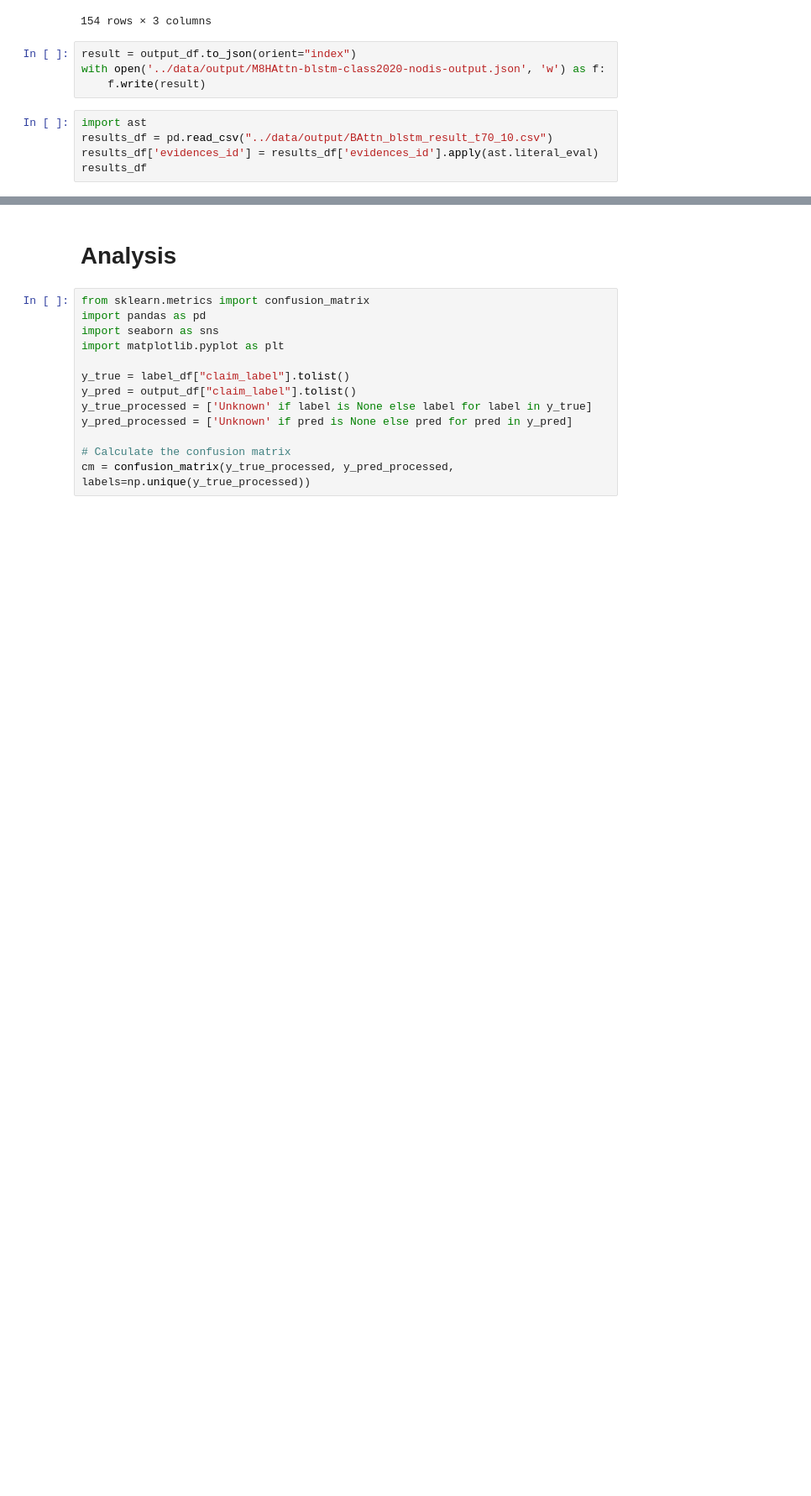
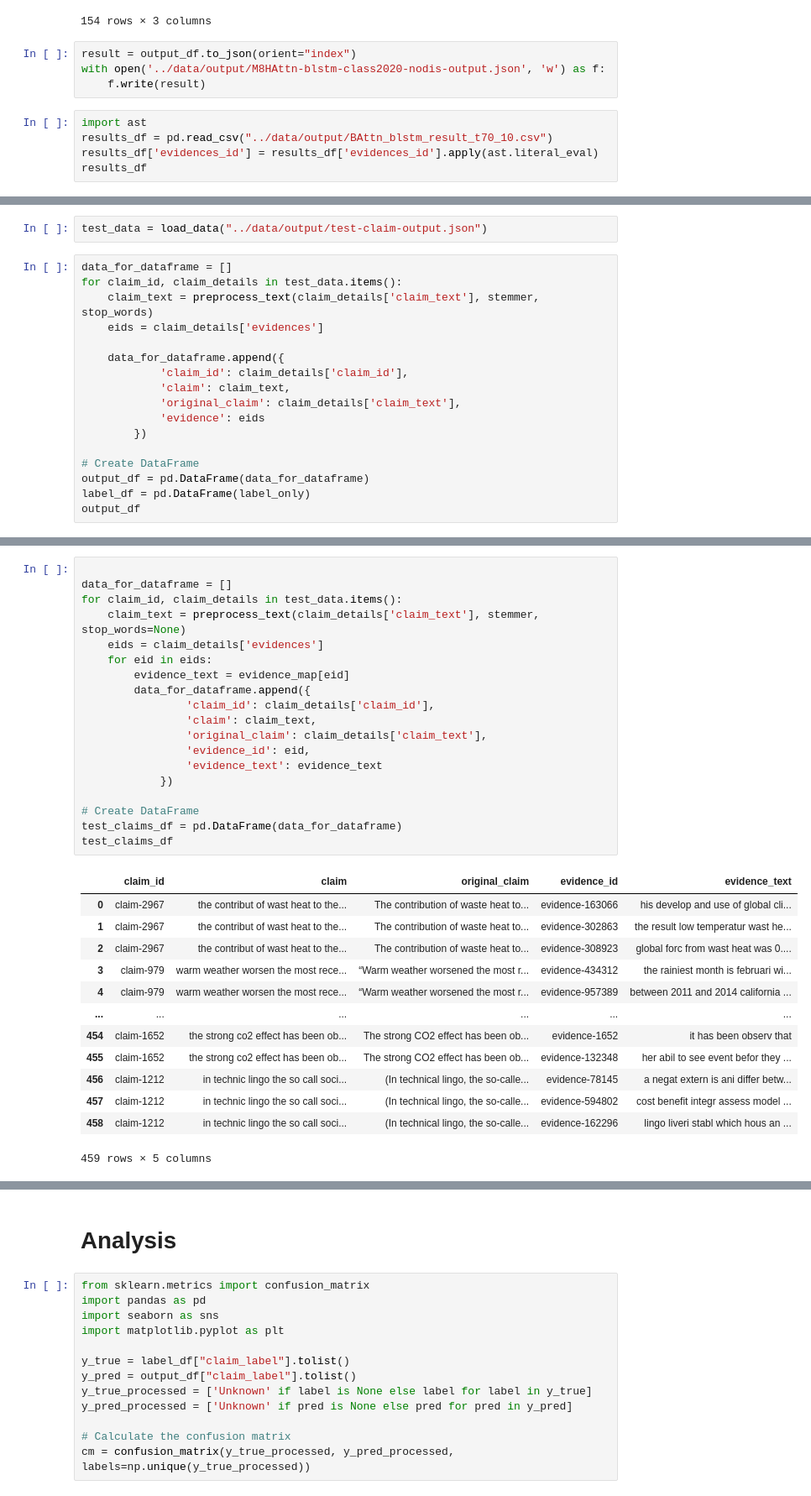
Before and after one commit to kexincchen/NLP-Project, a Jupyter notebook: classification/LSTM.ipynb, the cells around one changed output, grey strips where cells are left out. Shown at 84% size. Saved outputs shown, nothing was run; the diff lists cells and outputs as text; blank space fills up the shorter version.

```diff
--- a/classification/LSTM.ipynb
+++ b/classification/LSTM.ipynb
@@ -917,0 +923,19 @@ results_df
+# %%
+test_data = load_data("../data/output/test-claim-output.json")
+# %%
+data_for_dataframe = []
+for claim_id, claim_details in test_data.items():
+    claim_text = preprocess_text(claim_details['claim_text'], stemmer, stop_words)
+    eids = claim_details['evidences']
+
+    data_for_dataframe.append({
+			'claim_id': claim_details['claim_id'],
+            'claim': claim_text,
+            'original_claim': claim_details['claim_text'],
+            'evidence': eids
+        })
+
+# Create DataFrame
+output_df = pd.DataFrame(data_for_dataframe)
+label_df = pd.DataFrame(label_only)
+output_df
@@ -917,0 +956,33 @@ results_df
+# %%
+
+data_for_dataframe = []
+for claim_id, claim_details in test_data.items():
+    claim_text = preprocess_text(claim_details['claim_text'], stemmer, stop_words=None)
+    eids = claim_details['evidences']
+    for eid in eids:
+        evidence_text = evidence_map[eid]
+        data_for_dataframe.append({
+                'claim_id': claim_details['claim_id'],
+                'claim': claim_text,
+                'original_claim': claim_details['claim_text'],
+                'evidence_id': eid,
+                'evidence_text': evidence_text
+            })
+
+# Create DataFrame
+test_claims_df = pd.DataFrame(data_for_dataframe)
+test_claims_df
+# %% [output]
+|  | claim_id | claim | original_claim | evidence_id | evidence_text |
+| 0 | claim-2967 | the contribut of wast heat to the... | The contribution of waste heat to... | evidence-163066 | his develop and use of global cli... |
+| 1 | claim-2967 | the contribut of wast heat to the... | The contribution of waste heat to... | evidence-302863 | the result low temperatur wast he... |
+| 2 | claim-2967 | the contribut of wast heat to the... | The contribution of waste heat to... | evidence-308923 | global forc from wast heat was 0.... |
+| 3 | claim-979 | warm weather worsen the most rece... | “Warm weather worsened the most r... | evidence-434312 | the rainiest month is februari wi... |
+| 4 | claim-979 | warm weather worsen the most rece... | “Warm weather worsened the most r... | evidence-957389 | between 2011 and 2014 california ... |
+| ... | ... | ... | ... | ... | ... |
+| 454 | claim-1652 | the strong co2 effect has been ob... | The strong CO2 effect has been ob... | evidence-1652 | it has been observ that |
+| 455 | claim-1652 | the strong co2 effect has been ob... | The strong CO2 effect has been ob... | evidence-132348 | her abil to see event befor they ... |
+| 456 | claim-1212 | in technic lingo the so call soci... | (In technical lingo, the so-calle... | evidence-78145 | a negat extern is ani differ betw... |
+| 457 | claim-1212 | in technic lingo the so call soci... | (In technical lingo, the so-calle... | evidence-594802 | cost benefit integr assess model ... |
+| 458 | claim-1212 | in technic lingo the so call soci... | (In technical lingo, the so-calle... | evidence-162296 | lingo liveri stabl which hous an ... |
+459 rows × 5 columns
```
Also changed, not shown: parts of 15 cells of this notebook, 7 other files.
